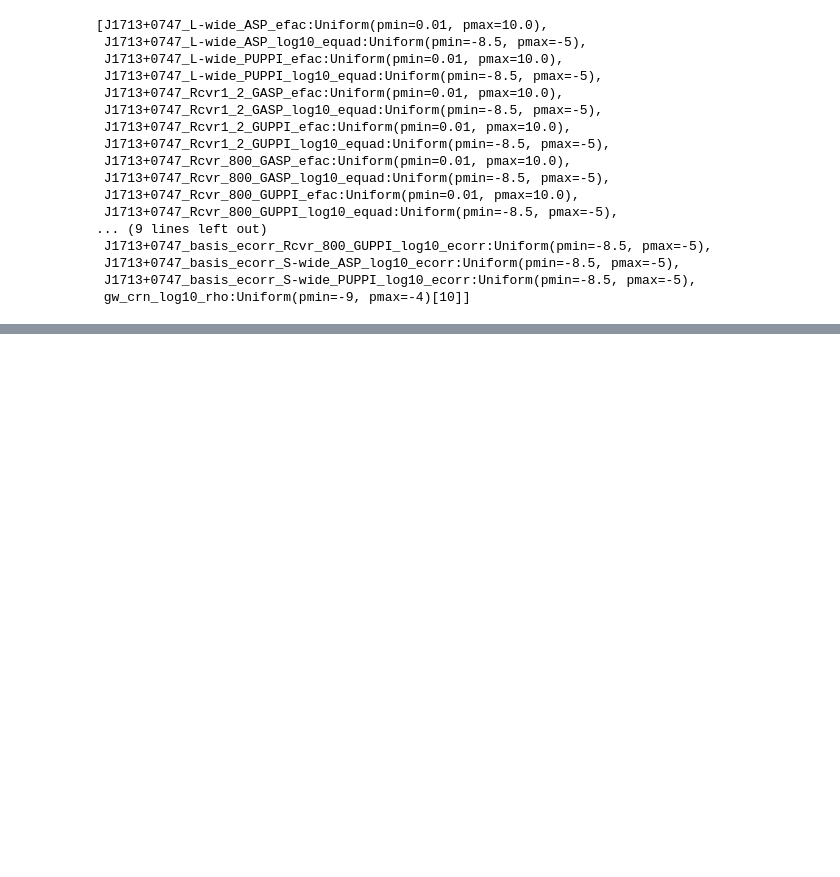
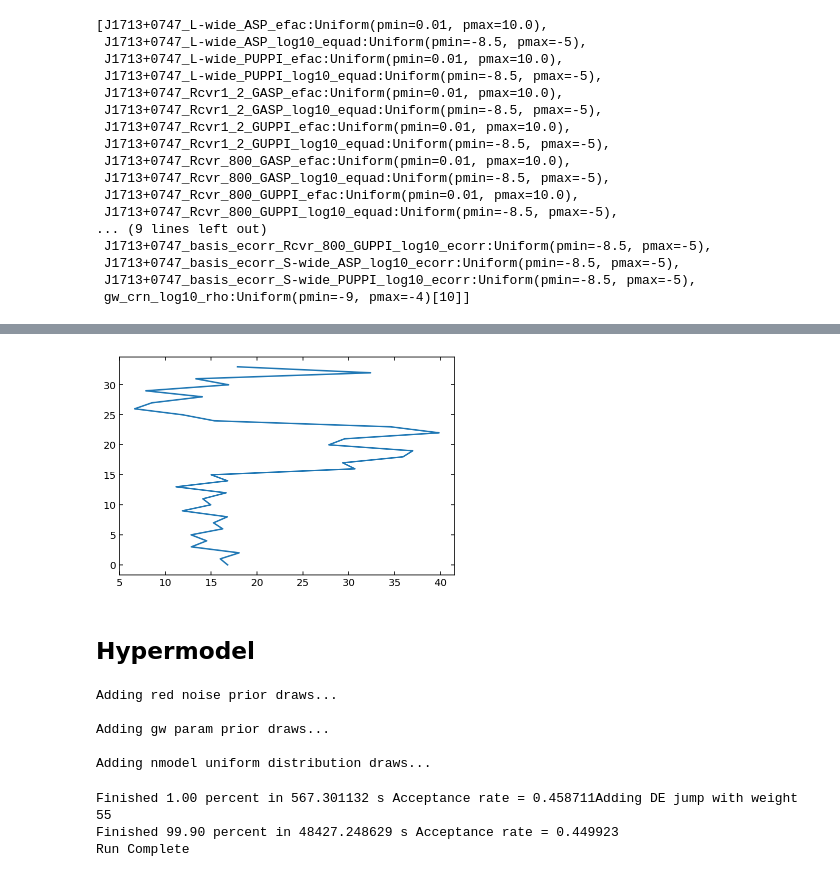
Before and after one commit to stevertaylor/pulsar_timing_gibbsspec, a Jupyter notebook: pta_gibbs_freespec.ipynb, the cells around one changed output, grey strips where cells are left out. Drawn from its saved outputs; the diff is of its cells as text; code cells hidden in the pictures; blank space fills up the shorter version.

```diff
--- a/pta_gibbs_freespec.ipynb
+++ b/pta_gibbs_freespec.ipynb
@@ -822,0 +808,7 @@ array([[-0.83610242, -0.54857338,  0.91732705, ...,  0.87101873,
+# %%
+plt.plot([acor.acor(chain_gibbs_1713[10000:,idx])[0] for idx in range(len(pars)-1)], np.arange(len(pars)-1));
+plt.tick_params(which='both',direction='in',tick2On=True)
+# %% [output]
+[figure, added]
+# %% [markdown]
+## Hypermodel
@@ -822,0 +817,21 @@ array([[-0.83610242, -0.54857338,  0.91732705, ...,  0.87101873,
+# %%
+super_model = hypermodel.HyperModel({0:pta})
+
+## Set up sampler
+sampler = super_model.setup_sampler(resume=False, outdir='./hmodel_nano9_1713/')
+
+## Sample
+N = int(1e6) # one mega-sample!
+x0 = super_model.initial_sample()
+# %% [output]
+Adding red noise prior draws...
+
+Adding gw param prior draws...
+
+Adding nmodel uniform distribution draws...
+# %%
+sampler.sample(x0, N, AMweight=25, SCAMweight=40, DEweight=55)
+# %% [output]
+Finished 1.00 percent in 567.301132 s Acceptance rate = 0.458711Adding DE jump with weight 55
+Finished 99.90 percent in 48427.248629 s Acceptance rate = 0.449923
+Run Complete
```
Also changed, not shown: parts of 18 cells of this notebook.
